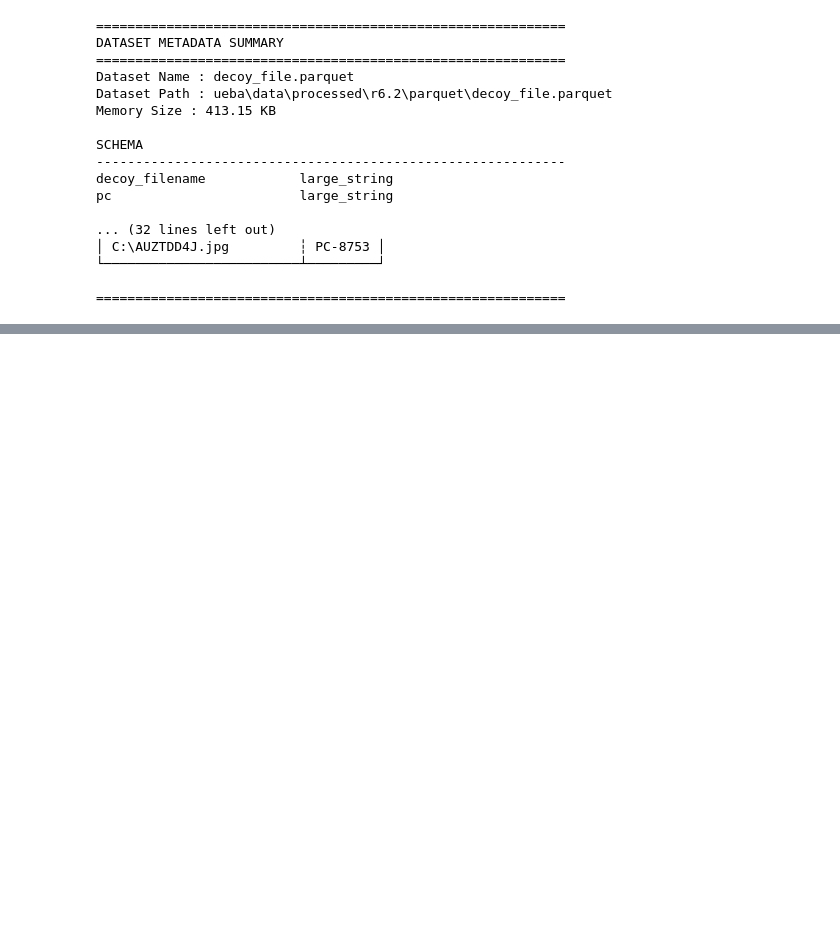
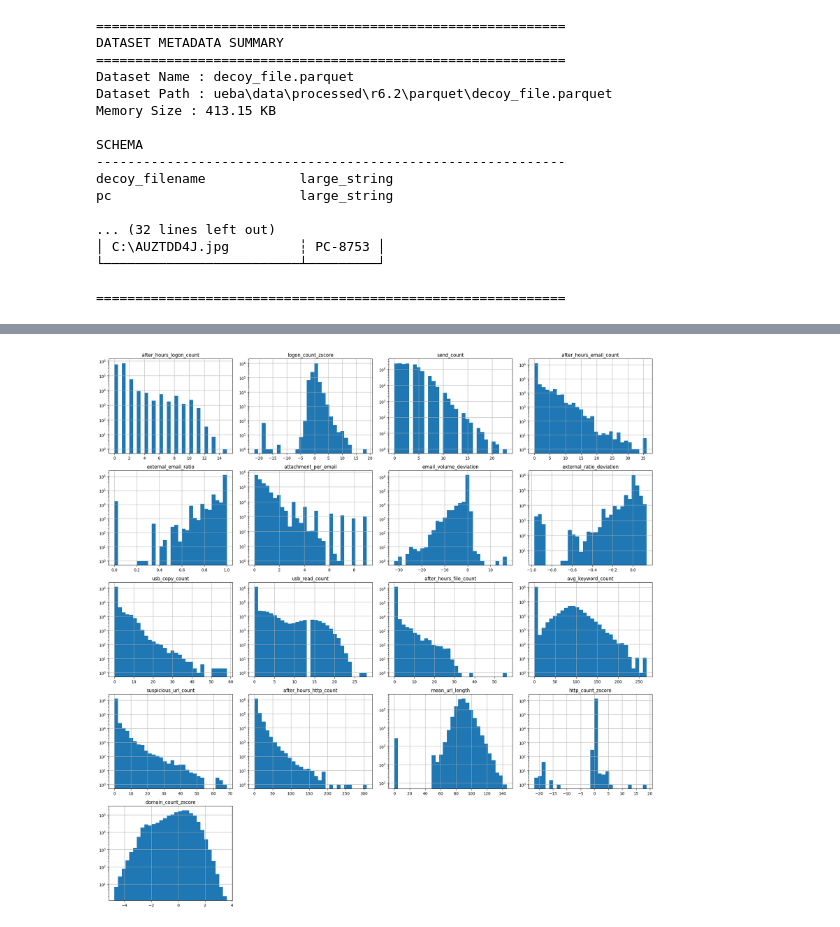
Before and after one commit to TheOctoMizer/AAI-540-Group-11, a Jupyter notebook: ueba_eda/notebooks/eda.ipynb, the cells around one changed output, grey strips where cells are left out. Saved outputs shown, nothing was run; the diff lists cells and outputs as text; code cells hidden in the pictures; blank space fills up the shorter version.

```diff
--- a/ueba_eda/notebooks/eda.ipynb
+++ b/ueba_eda/notebooks/eda.ipynb
@@ -452,0 +789,3 @@ Size Reduction        : 23.59 GB -> 24.52 MB (99.90% reduction)
+# %%
+num_cols = ueba.select_dtypes(include=["int64","float64"]).columns
+num_cols = num_cols.drop("target")
@@ -452,0 +812,11 @@ Size Reduction        : 23.59 GB -> 24.52 MB (99.90% reduction)
+# %%
+axes = ueba[num_cols].hist(figsize=(20,20), bins=30)
+
+for ax_row in axes:
+    for ax in ax_row:
+        ax.set_yscale("log")
+
+plt.tight_layout()
+plt.show()
+# %% [output]
+[figure, added]
```
Also changed, not shown: parts of 53 cells of this notebook.
